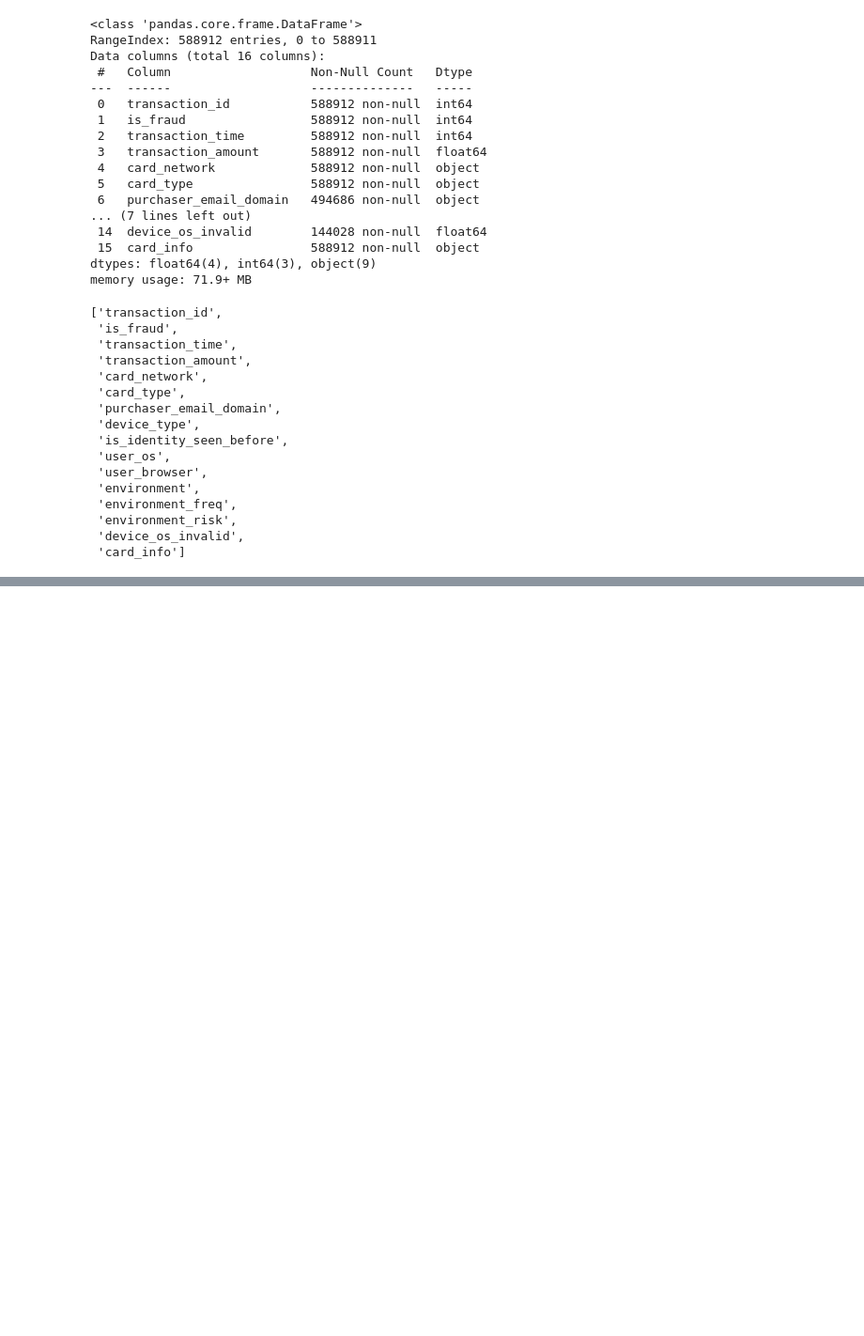
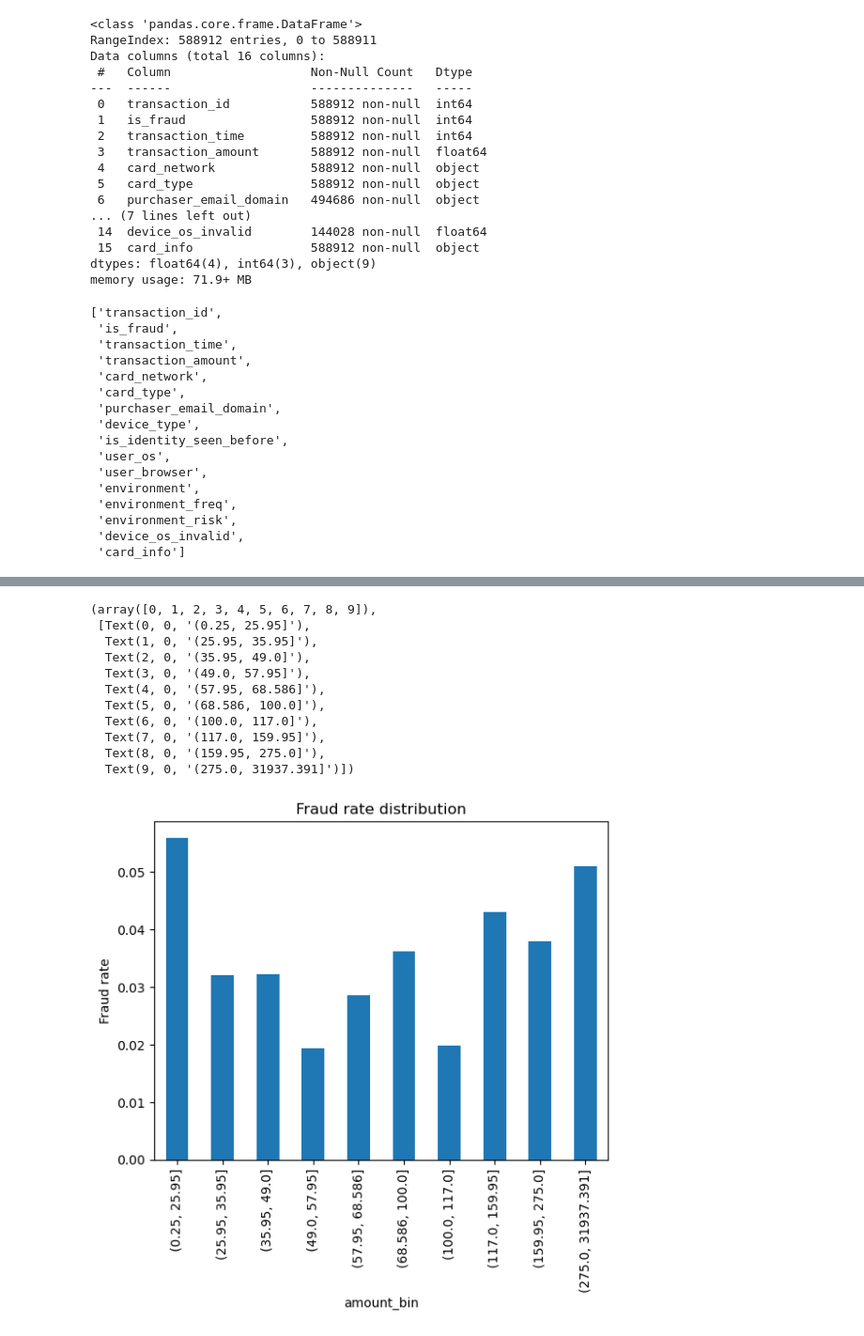
Before and after one commit to codedbyyprince/Fraud-Assessment, a Jupyter notebook: Base Model/03.ipynb, the cells around one changed output, grey strips where cells are left out. Shown at 94% size. Cells and saved outputs as stored; diff of their text form; code cells hidden in the pictures; blank space fills up the shorter version.

```diff
--- a/Base Model/03.ipynb
+++ b/Base Model/03.ipynb
@@ -98,0 +104,3 @@ plot_fraud_box(df, ylim=400, title_suffix="Limit 300")
+# %%
+df['log_amt'] = np.log1p(df['transaction_amount'])
+df.groupby('is_fraud')['log_amt'].agg(['count', 'mean', 'median', 'std'])
@@ -98,0 +119,6 @@ plot_fraud_box(df, ylim=400, title_suffix="Limit 300")
+# %%
+df['amount_bin'] = pd.qcut(df['transaction_amount'], q=10, duplicates='drop')
+bin_summary = df.groupby('amount_bin')['is_fraud'].agg(['count', 'mean'])
+bin_summary.rename(columns={'mean': 'fraud_rate'}, inplace=True)
+bin_summary['fraud_rate'] = bin_summary['fraud_rate'].round(5)  # 4 decimal places
+bin_summary
@@ -98,0 +138,18 @@ plot_fraud_box(df, ylim=400, title_suffix="Limit 300")
+# %%
+bin_summary['fraud_rate'].plot(kind='bar')
+plt.ylabel('Fraud rate')
+plt.title('Fraud rate distribution')
+plt.xticks(rotation=90)
+# %% [output]
+(array([0, 1, 2, 3, 4, 5, 6, 7, 8, 9]),
+ [Text(0, 0, '(0.25, 25.95]'),
+  Text(1, 0, '(25.95, 35.95]'),
+  Text(2, 0, '(35.95, 49.0]'),
+  Text(3, 0, '(49.0, 57.95]'),
+  Text(4, 0, '(57.95, 68.586]'),
+  Text(5, 0, '(68.586, 100.0]'),
+  Text(6, 0, '(100.0, 117.0]'),
+  Text(7, 0, '(117.0, 159.95]'),
+  Text(8, 0, '(159.95, 275.0]'),
+  Text(9, 0, '(275.0, 31937.391]')])
+[figure, added]
```
Also changed, not shown: parts of 31 cells of this notebook.
